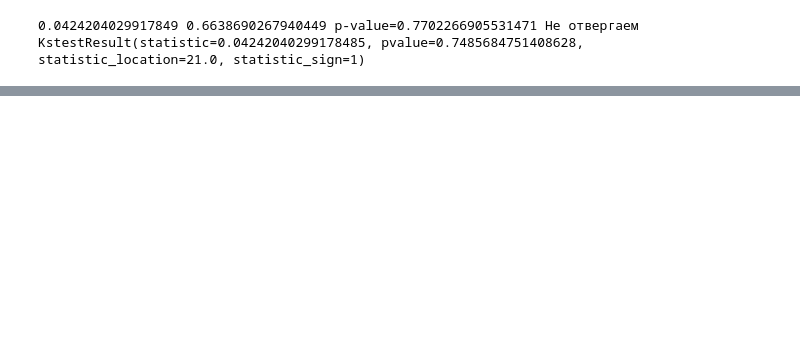
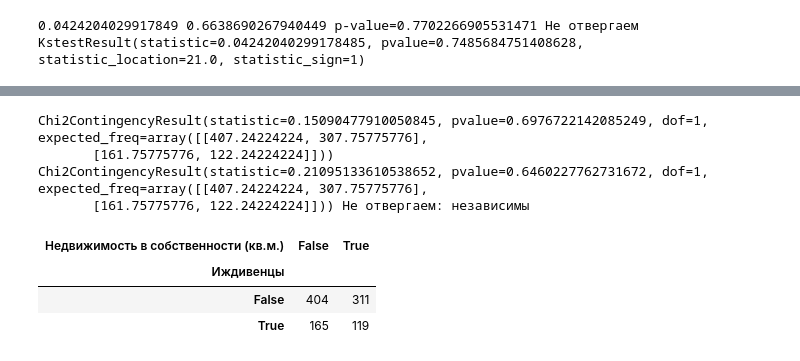
Before and after one commit to Dezzelshipc/CompMath, a Jupyter notebook: sem6-statistics/8.ipynb, the cells around one changed output, grey strips where cells are left out. Cells and saved outputs as stored; diff of their text form; code cells hidden in the pictures; blank space fills up the shorter version.

```diff
--- a/sem6-statistics/8.ipynb
+++ b/sem6-statistics/8.ipynb
@@ -78,0 +101,15 @@ KstestResult(statistic=0.04242040299178485, pvalue=0.7485684751408628, statistic
+# %%
+cross = pd.crosstab(df['Иждивенцы'] > 1, df['Недвижимость в собственности (кв.м.)'] > 0)
+
+print(chi2_contingency(cross))
+print(chi2_contingency(cross, correction=False), "Не отвергаем: независимы")
+cross
+# %% [output]
+Chi2ContingencyResult(statistic=0.15090477910050845, pvalue=0.6976722142085249, dof=1, expected_freq=array([[407.24224224, 307.75775776],
+       [161.75775776, 122.24224224]]))
+Chi2ContingencyResult(statistic=0.21095133610538652, pvalue=0.6460227762731672, dof=1, expected_freq=array([[407.24224224, 307.75775776],
+       [161.75775776, 122.24224224]])) Не отвергаем: независимы
+| Недвижимость в собственности (кв.м.) | False | True |
+| Иждивенцы |  |  |
+| False | 404 | 311 |
+| True | 165 | 119 |
```
Also changed, not shown: parts of 8 cells of this notebook, 50 other files.
